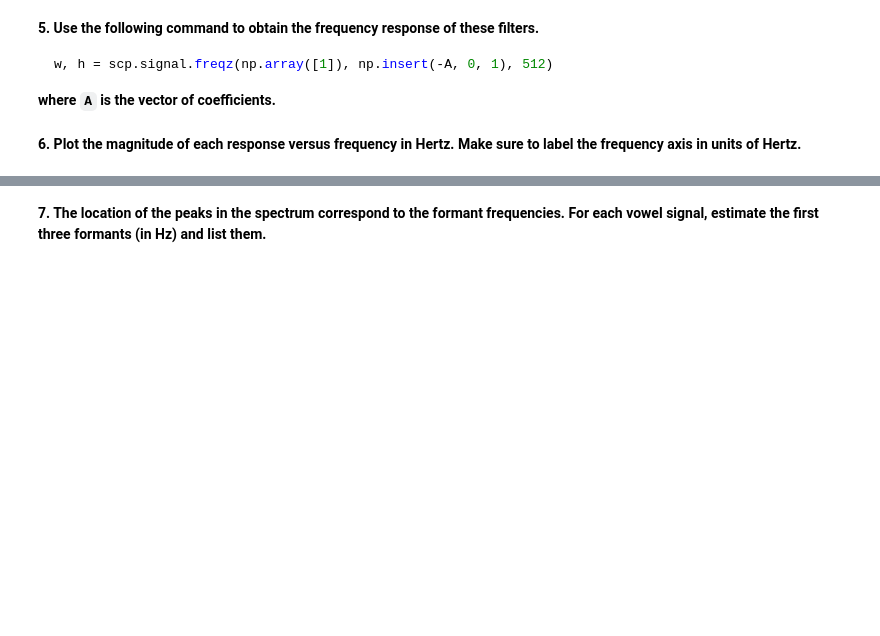
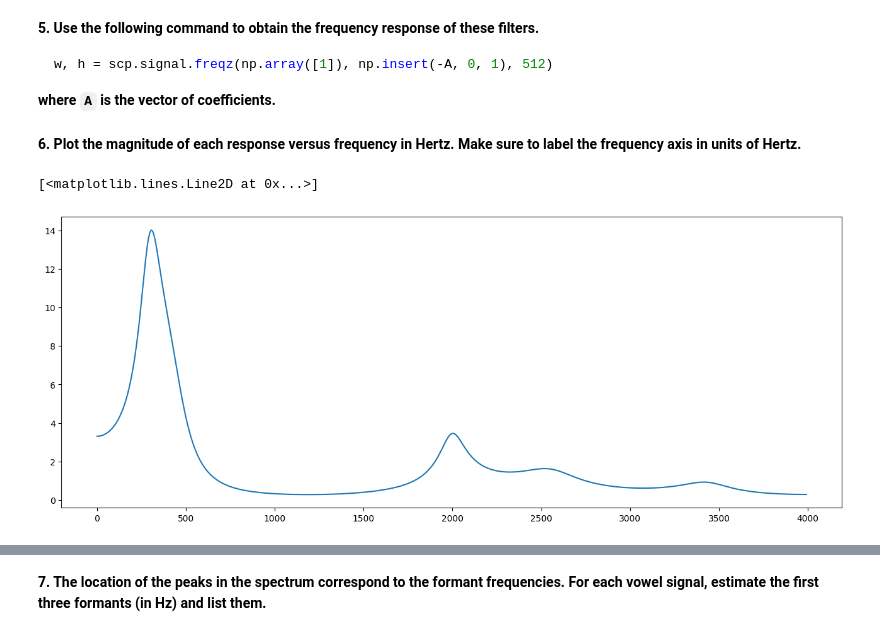
Before and after one commit to cdavin2/dsp_lab09b, a Jupyter notebook: lab09b_final_report.ipynb, the cells around one changed output, grey strips where cells are left out. Cells and saved outputs as stored; diff of their text form; code cells hidden in the pictures; blank space fills up the shorter version.

```diff
--- a/lab09b_final_report.ipynb
+++ b/lab09b_final_report.ipynb
@@ -94,3 +123,7 @@ w, h = scp.signal.freqz(np.array([1]), np.insert(-A, 0, 1), 512)
 **6. Plot the magnitude of each response versus frequency in Hertz. Make sure to label the frequency axis in units of Hertz.**
 # %%
 # insert your code here
+plt.plot(8000/(2*np.pi)*w1, np.abs(h1))
+# %% [output]
+[<matplotlib.lines.Line2D at 0x...>]
+[figure, added]
```
Also changed, not shown: parts of 13 cells of this notebook.
